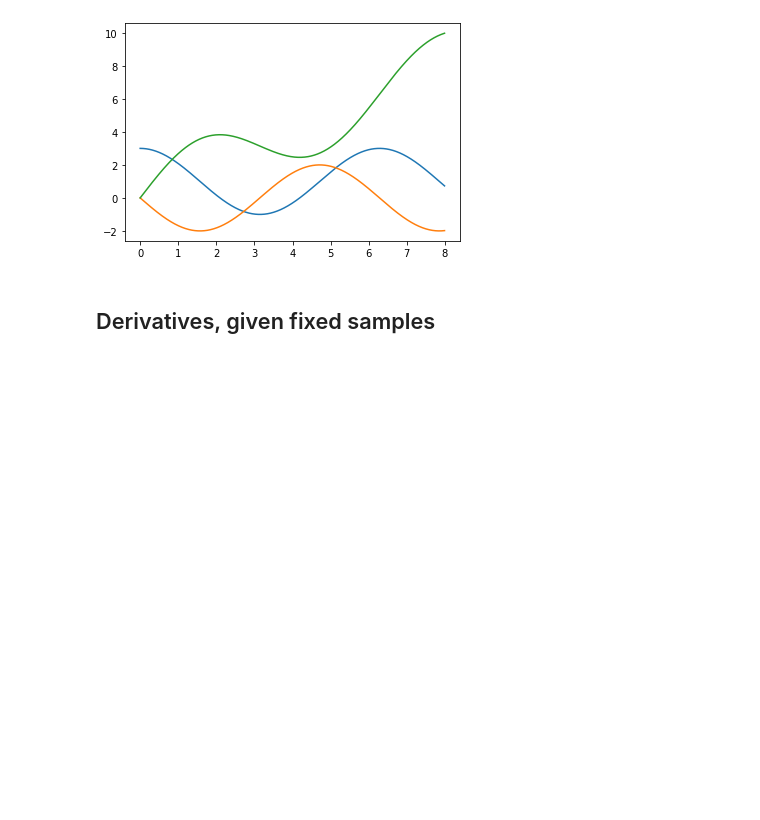
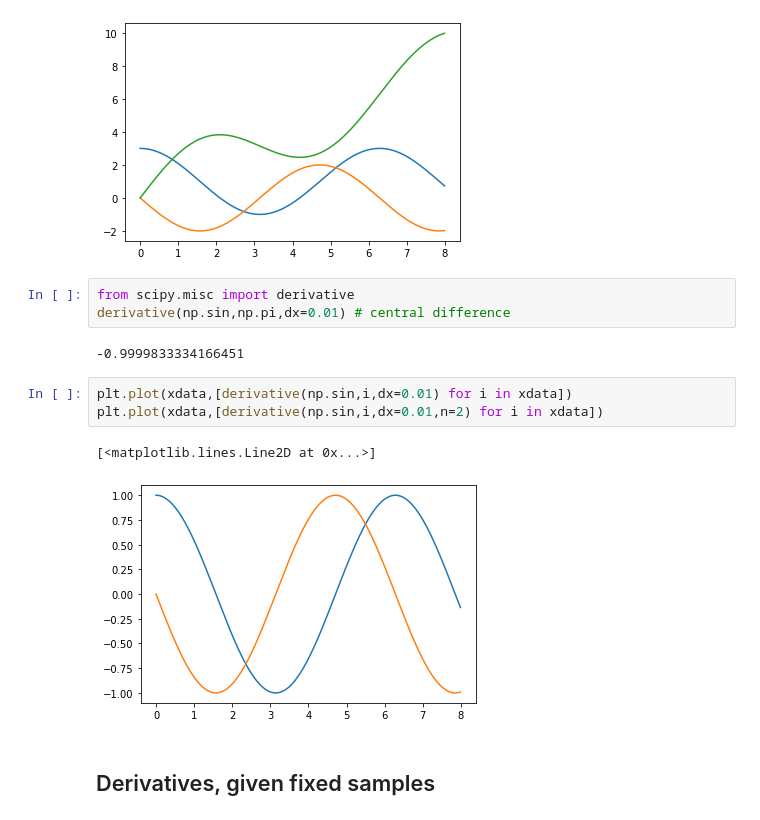
Before and after one commit to bjmin/bmin_comphys, a Jupyter notebook: cp05/comphys05-2.ipynb, the cells around one changed output. Cells and saved outputs as stored; diff of their text form; blank space fills up the shorter version.

```diff
--- a/cp05/comphys05-2.ipynb
+++ b/cp05/comphys05-2.ipynb
@@ -62,6 +62,17 @@ plt.plot(xdata,sdiff)
 plt.plot(xdata,yfunc(xdata));
 # %% [output]
 [figure]
+# %%
+from scipy.misc import derivative
+derivative(np.sin,np.pi,dx=0.01) # central difference
+# %% [output]
+-0.9999833334166451
+# %%
+plt.plot(xdata,[derivative(np.sin,i,dx=0.01) for i in xdata])
+plt.plot(xdata,[derivative(np.sin,i,dx=0.01,n=2) for i in xdata])
+# %% [output]
+[<matplotlib.lines.Line2D at 0x...>]
+[figure, added]
 # %% [markdown]
 ## Derivatives, given fixed samples
 # %%
```
